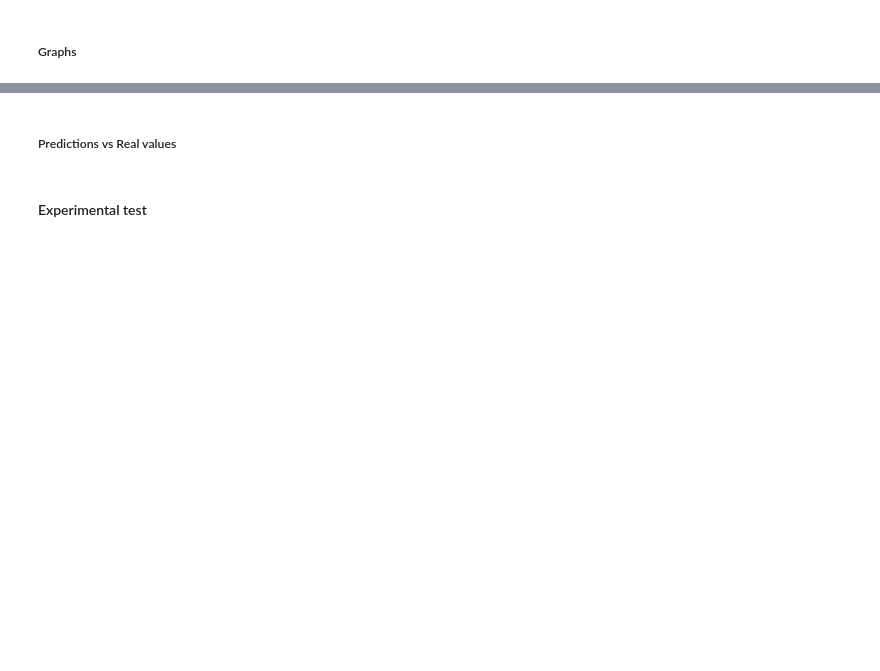
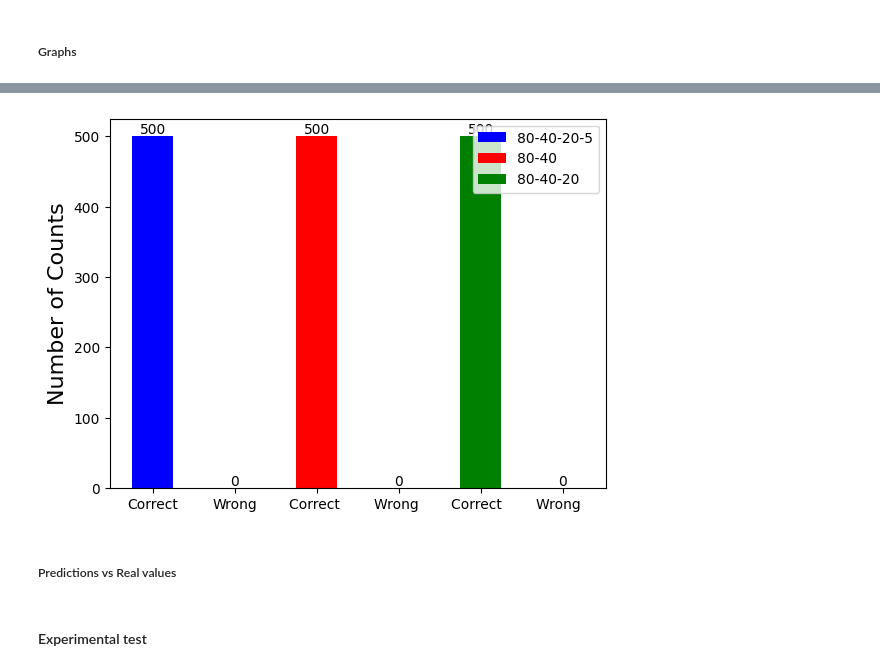
Before and after one commit to bernardombsoares/AI_Analysis_RBS_Spectra, a Jupyter notebook: rbs_ann.ipynb, the cells around one changed output, grey strips where cells are left out. Saved outputs shown, nothing was run; the diff lists cells and outputs as text; code cells hidden in the pictures; blank space fills up the shorter version.

```diff
--- a/rbs_ann.ipynb
+++ b/rbs_ann.ipynb
@@ -1363,3 +1392,41 @@ plt.show()
+# %%
+true_count=temp_part1.count(True)
+false_count=temp_part1.count(False)
+
+labels=['Correct','Wrong']
+counts=[true_count, false_count]
+
+plt.bar(labels,counts,width=0.50,color='blue',alpha=1)
+for i, count in enumerate(counts):
+    plt.text(i, count + 0.1, str(count), ha='center', va='bottom')
+
+true_count=temp_part2.count(True)
+false_count=temp_part2.count(False)
+
+labels=['Correct ','Wrong ']
+counts=[true_count, false_count]
+
+for i, count in enumerate(counts):
+    plt.text(i+2, count + 0.1, str(count), ha='center', va='bottom')
+plt.bar(labels,counts,width=0.50,color='red',alpha=1)
+
+
+true_count=temp_part3.count(True)
+false_count=temp_part3.count(False)
+
+labels=['Correct  ','Wrong  ']
+counts=[true_count, false_count]
+
+plt.bar(labels,counts,width=0.50,color='green',alpha=1)
+for i, count in enumerate(counts):
+    plt.text(i+4, count + 0.1, str(count), ha='center', va='bottom')
+
+
+plt.ylabel('Number of Counts',fontsize=16)
+plt.legend(['80-40-20-5', '80-40','80-40-20'], loc='upper right')
+plt.show()
+# %% [output]
+[figure, added]
 # %% [markdown]
 ##### Predictions vs Real values
 # %%
```
Also changed, not shown: parts of 20 cells of this notebook.
